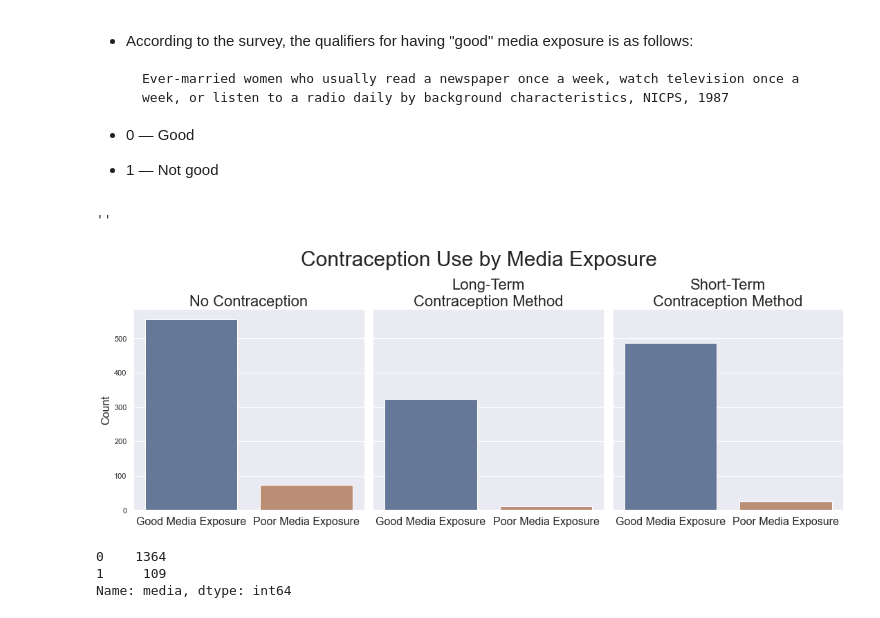
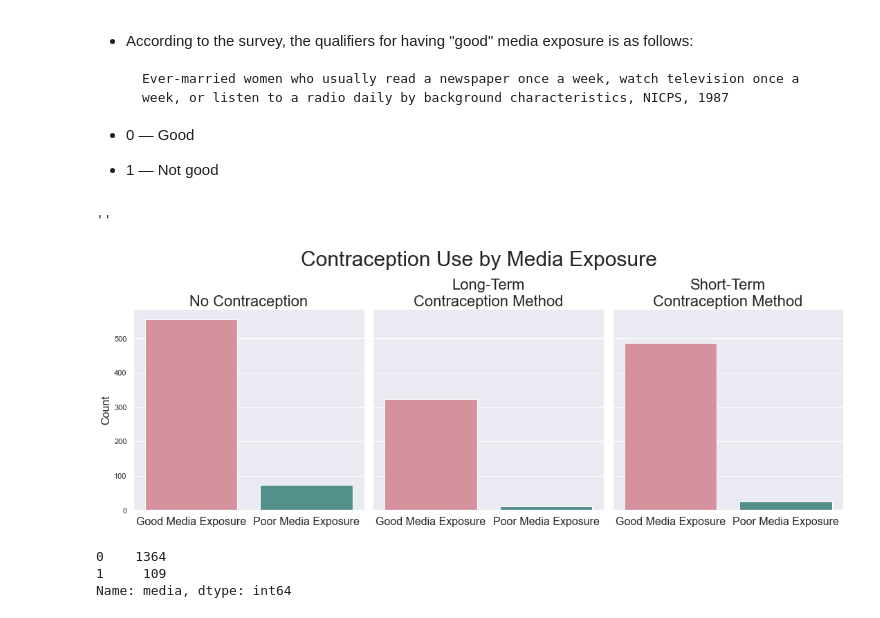
Before and after one commit to mike-flanagan/contraceptive-use-in-indonesia, a Jupyter notebook: MIKE_EDA.ipynb, the cells around one changed output. Saved outputs shown, nothing was run; the diff lists cells and outputs as text; code cells hidden in the pictures.

```diff
--- a/MIKE_EDA.ipynb
+++ b/MIKE_EDA.ipynb
@@ -313,10 +349,13 @@ df[df.chil > 9 ].cmc.values
 array([1, 1, 1, 1, 1, 1, 1, 1, 1, 2, 2, 2, 2, 2, 3, 3, 3, 3, 1, 1, 1, 1,
        1, 1, 1, 1, 1, 1, 3])
 # %%
+sns.set_palette("husl",2)
 fig, ax = plt.subplots(figsize=(15,6))
-ax.set_title('Contraception Use amongst Muslim Women', size = 20)
-sns.barplot(x = [df[df.cmc == 1], df[df.cmc == 2], df[df.cmc == 3]], y = df.cmc.value_counts(), hue = df.rel, scale_hue = False)
+ax.set_title('Contraceptive Use Amongst \n Muslim Women', size = 20)
+sns.violinplot(x = df.cmc, y = df.age, orient = 'v',
+               hue = df.rel, scale_hue = False)
 plt.xticks(np.arange(3), ['None', 'Long Term', 'Short Term'])
-ax.set_xlabel('Contraception Use', size=15)
+ax.set_xlabel('Contraceptive Method', size=15)
+plt.savefig("foo.png", transparent=True)
 plt.show();
 # %% [output]
@@ -352,6 +380,7 @@ Name: rel, dtype: int64
 - 1 — No
 - 0 — Yes
 # %%
+sns.set_palette("husl",4)
 df_work_copy = df.copy()
 df_work_copy['cmc'] = df_work_copy['cmc'].map({
     1: "No Contraception",
@@ -405,6 +434,7 @@ Name: cmc, dtype: int64
   - Ignore above. Numerical values for this category are in fact **categorical** and must be dummied.
   - While it is confusing as to which number truly represents which category in our dataset (as we are missing one number listed in the survey), there is no need to impute.
 # %%
+sns.set_palette('cubehelix', 3)
 fig, ax = plt.subplots(figsize=(15,6))
 ax.set_title('Contraceptive Use by\nHusband\'s Ocupation', size = 20)
 sns.countplot(x='hus_edu',  hue='cmc', data=df)
@@ -428,0 +460,16 @@ Name: hus_ocu, dtype: int64
+# %%
+sns.set_palette("husl",4)
+df_sol_copy = df.copy()
+df_sol_copy['cmc'] = df_sol_copy['cmc'].map({
+    1: "No Contraception",
+    2: "Long-Term\nContraception Method",
+    3: "Short-Term\nContraception Method"})
+g = sns.catplot(x = 'sol', col = 'cmc', col_wrap = 3,
+            data = df_sol_copy, saturation=.5,
+            kind = 'count', height=5, aspect=1)
+(g.set_axis_labels('Standard of Living', 'Count', size=16)
+  .set_xticklabels(['Low', '', '', 'High'], size=16)
+  .set_titles('{col_name}', size=22)
+  .fig.suptitle('Contraception Use by Standard of Living', size = 30, y=1.13)
+)
+;
@@ -464,23 +496,24 @@ g = sns.catplot(x = 'sol', col = 'cmc', col_wrap = 3,
 - 0 — Good
 - 1 — Not good
 # %%
+sns.set_palette("husl",2)
 df_media_copy = df.copy()
 df_media_copy['cmc'] = df_media_copy['cmc'].map({
     1: "No Contraception",
     2: "Long-Term\nContraception Method",
     3: "Short-Term\nContraception Method"})
 g = sns.catplot(x="media", col="cmc", col_wrap=3,
             data=df_media_copy, saturation=.5,
             kind="count", height=5, aspect=1)
 (g.set_axis_labels("", "Count", size=16)
   .set_xticklabels(['Good Media Exposure', 'Poor Media Exposure'], size=16)
   .set_titles('{col_name}', size=22)
   .fig.suptitle('Contraception Use by Media Exposure', size = 30, y=1.13)
 )
 ;
 # %% [output]
 ''
-[figure, old version]
+[figure, new version]
 # %%
 df.media.value_counts()
 # %% [output]
```
Also changed, not shown: parts of 16 cells of this notebook.
